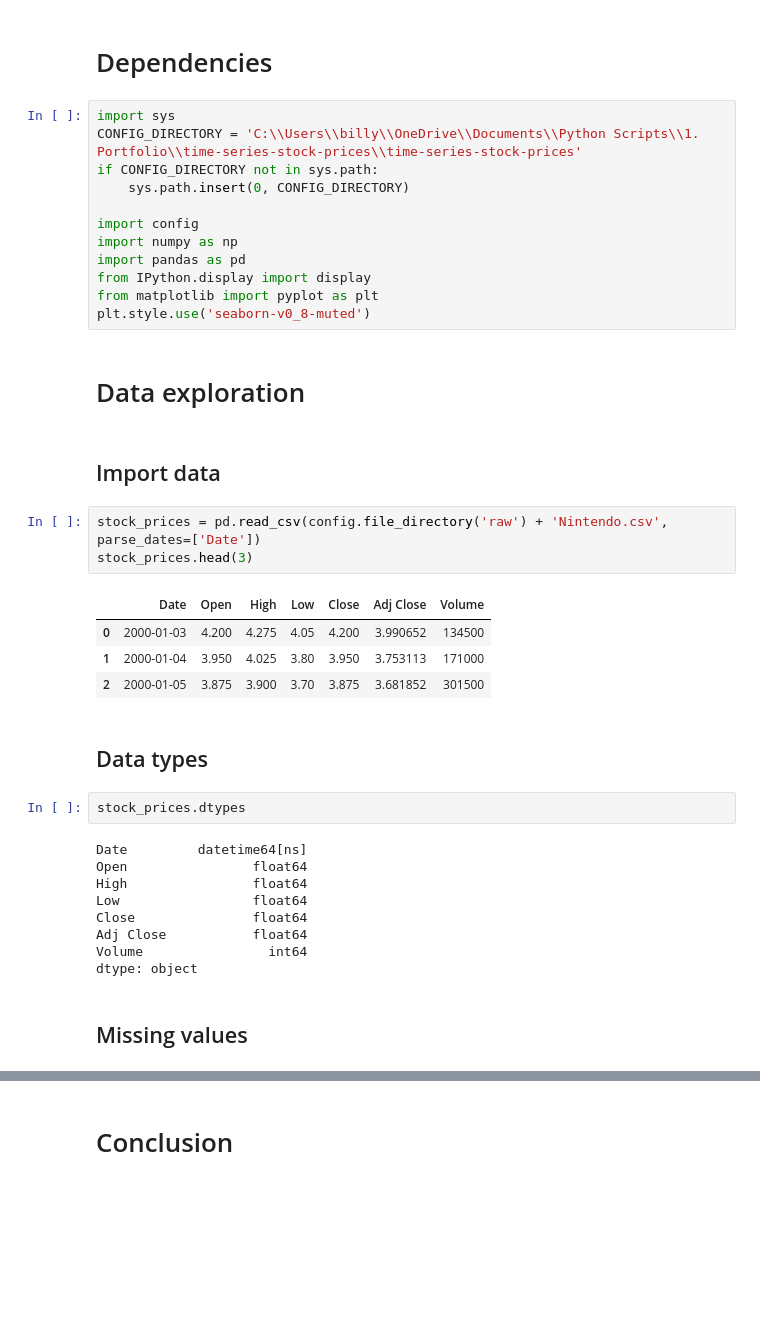
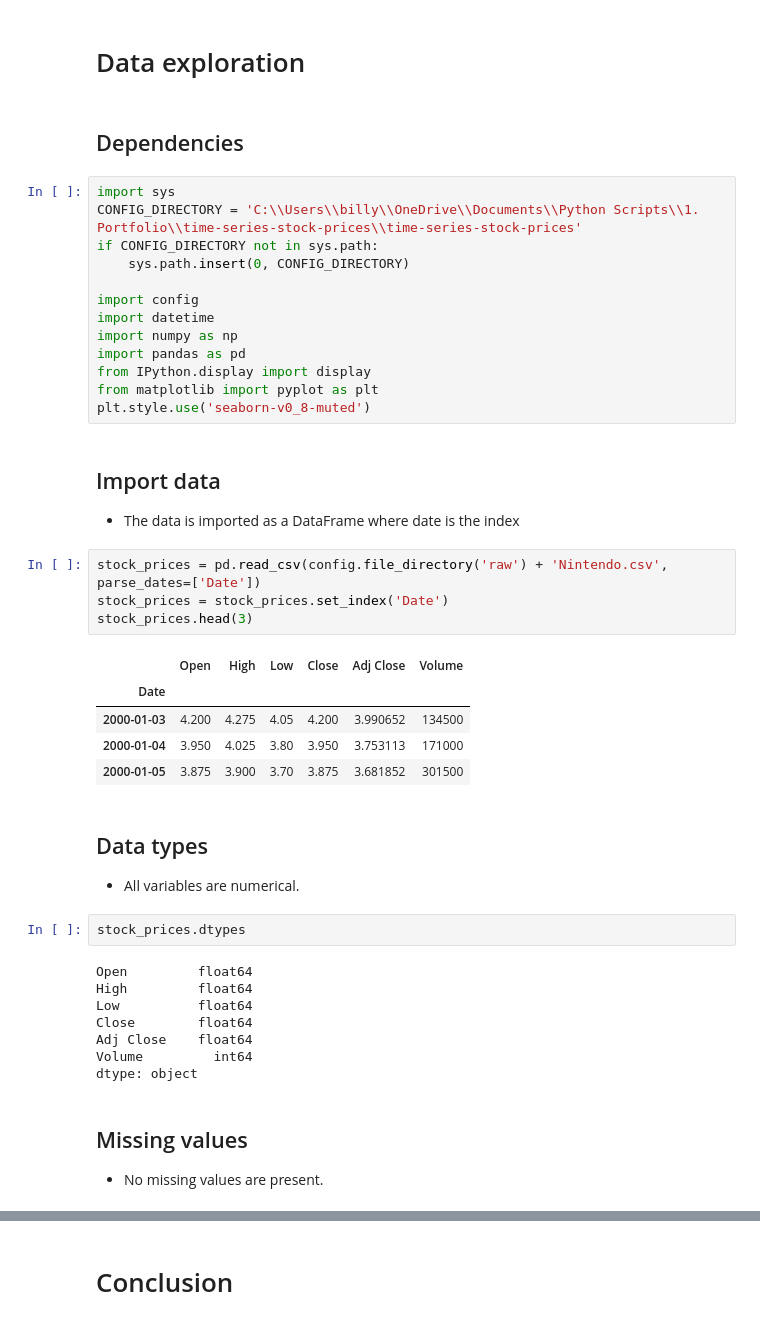
Before and after one commit to earth1987/time-series-stock-prices, a Jupyter notebook: notebooks/stock_price_forecast.ipynb, the cells around one changed output, grey strips where cells are left out. Saved outputs shown, nothing was run; the diff lists cells and outputs as text; blank space fills up the shorter version.

```diff
--- a/notebooks/stock_price_forecast.ipynb
+++ b/notebooks/stock_price_forecast.ipynb
@@ -7,5 +11,7 @@
+# %% [markdown]
+# Data exploration
 # %% [markdown]
-# Dependencies
+## Dependencies
 # %%
 import sys
 CONFIG_DIRECTORY = 'C:\\Users\\billy\\OneDrive\\Documents\\Python Scripts\\1. Portfolio\\time-series-stock-prices\\time-series-stock-prices'
@@ -13,38 +19,41 @@ if CONFIG_DIRECTORY not in sys.path:
     sys.path.insert(0, CONFIG_DIRECTORY)
 
 import config
+import datetime
 import numpy as np
 import pandas as pd
 from IPython.display import display
 from matplotlib import pyplot as plt
 plt.style.use('seaborn-v0_8-muted')
-# %% [markdown]
-# Data exploration
 # %% [markdown]
 ## Import data
+* The data is imported as a DataFrame where date is the index
 # %%
 stock_prices = pd.read_csv(config.file_directory('raw') + 'Nintendo.csv', parse_dates=['Date'])
+stock_prices = stock_prices.set_index('Date')
 stock_prices.head(3)
 # %% [output]
-|  | Date | Open | High | Low | Close | Adj Close | Volume |
-| 0 | 2000-01-03 | 4.200 | 4.275 | 4.05 | 4.200 | 3.990652 | 134500 |
-| 1 | 2000-01-04 | 3.950 | 4.025 | 3.80 | 3.950 | 3.753113 | 171000 |
-| 2 | 2000-01-05 | 3.875 | 3.900 | 3.70 | 3.875 | 3.681852 | 301500 |
+|  | Open | High | Low | Close | Adj Close | Volume |
+| Date |  |  |  |  |  |  |
+| 2000-01-03 | 4.200 | 4.275 | 4.05 | 4.200 | 3.990652 | 134500 |
+| 2000-01-04 | 3.950 | 4.025 | 3.80 | 3.950 | 3.753113 | 171000 |
+| 2000-01-05 | 3.875 | 3.900 | 3.70 | 3.875 | 3.681852 | 301500 |
 # %% [markdown]
 ## Data types
+* All variables are numerical.
 # %%
 stock_prices.dtypes
 # %% [output]
-Date         datetime64[ns]
-Open                float64
-High                float64
-Low                 float64
-Close               float64
-Adj Close           float64
-Volume                int64
+Open         float64
+High         float64
+Low          float64
+Close        float64
+Adj Close    float64
+Volume         int64
 dtype: object
 # %% [markdown]
 ## Missing values
+* No missing values are present.
 # %%
 stock_prices.isnull().sum()
 # %% [output]
```
Also changed, not shown: parts of 47 cells of this notebook.
